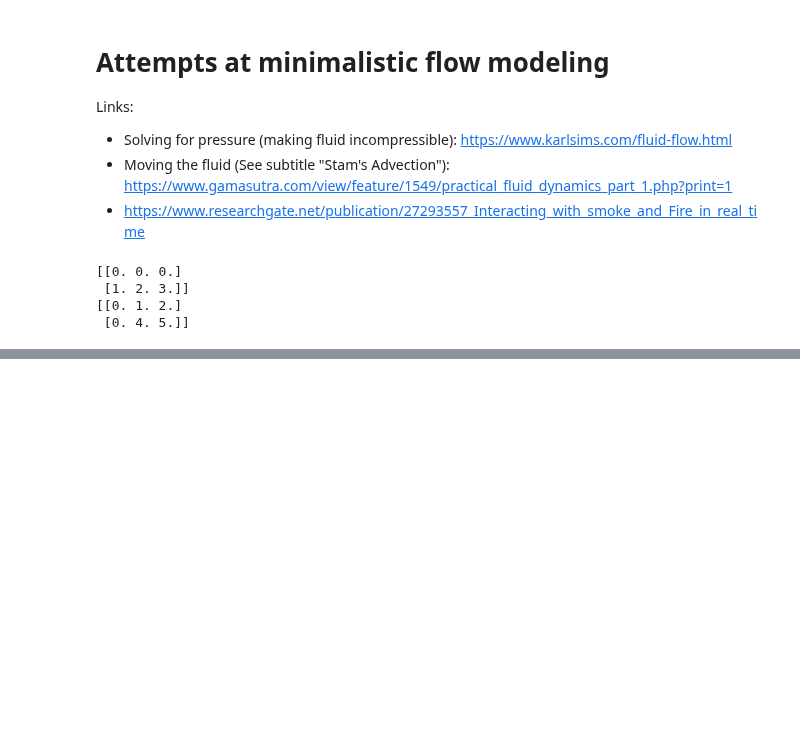
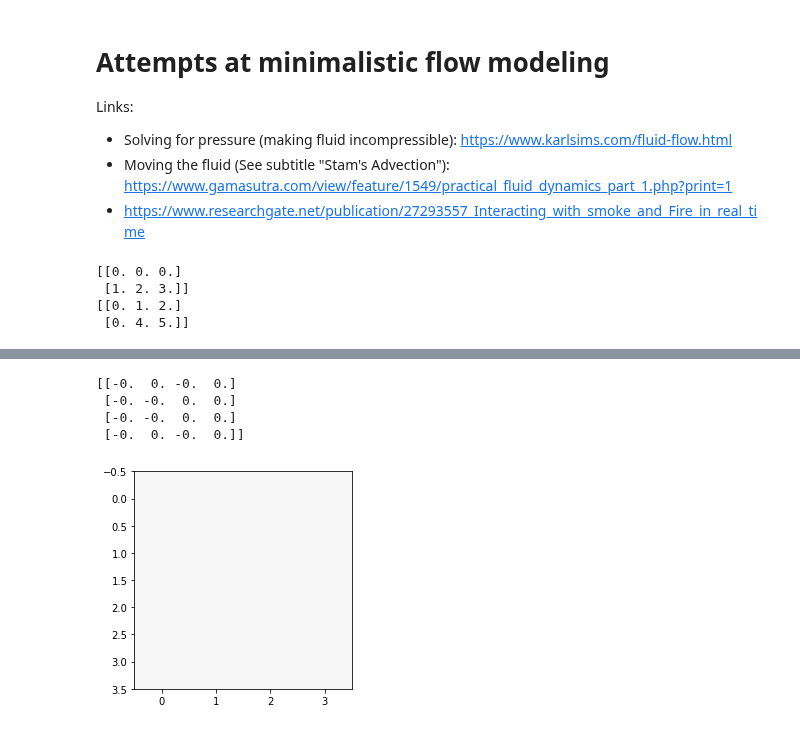
Before and after one commit to khakhalin/Sketches, a Jupyter notebook: dynamic_systems/fluid.ipynb, the cells around one changed output, grey strips where cells are left out. Saved outputs shown, nothing was run; the diff lists cells and outputs as text; code cells hidden in the pictures; blank space fills up the shorter version.

```diff
--- a/dynamic_systems/fluid.ipynb
+++ b/dynamic_systems/fluid.ipynb
@@ -52,0 +124,16 @@ print(sig.convolve2d(a, b, mode='same'))
+# %%
+# Ultimate test: calculate divergence explicitly
+def div(vx, vy):
+    mask = np.array([[-1,1],[-1,1]])
+    return sig.convolve2d(vx, mask, mode='valid')+sig.convolve2d(vy, mask.T, mode='valid')
+
+d = div(vx, vy)
+plt.imshow(d, cmap='RdBu', clim=(-1,1));
+with np.printoptions(precision=3, suppress=True):
+    print(d)
+# %% [output]
+[[-0.  0. -0.  0.]
+ [-0. -0.  0.  0.]
+ [-0. -0.  0.  0.]
+ [-0.  0. -0.  0.]]
+[figure, added]
```
Also changed, not shown: parts of 12 cells of this notebook.
